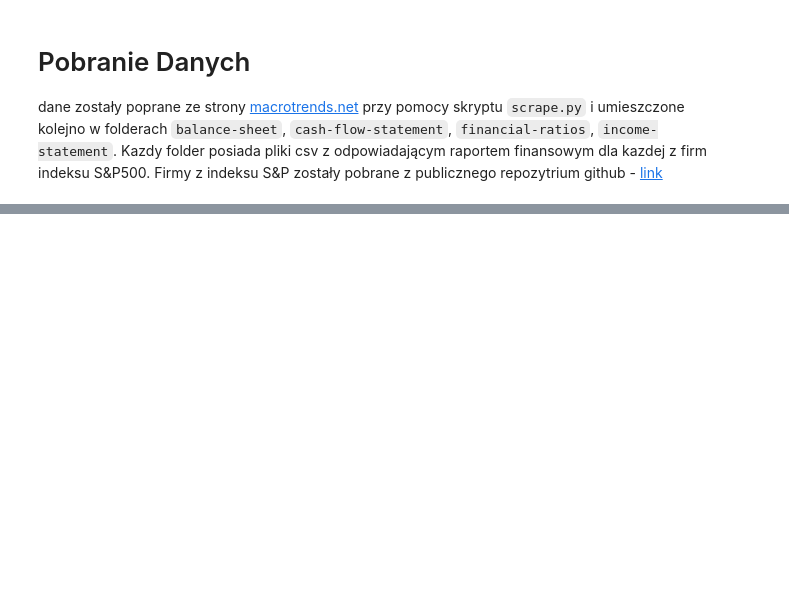
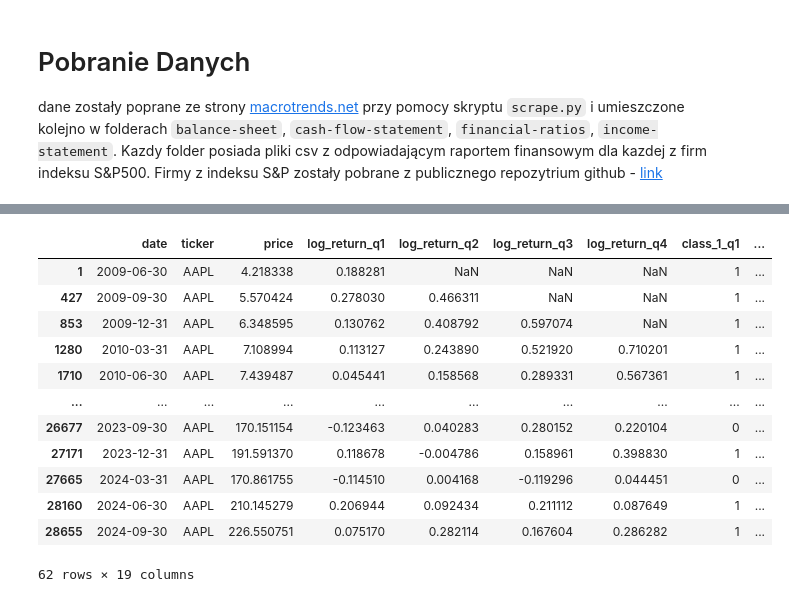
Before and after one commit to micmurawski/sp500, a Jupyter notebook: currate.ipynb, the cells around one changed output, grey strips where cells are left out. Cells and saved outputs as stored; diff of their text form; code cells hidden in the pictures; blank space fills up the shorter version.

```diff
--- a/currate.ipynb
+++ b/currate.ipynb
@@ -152 +174,22 @@ target['class_2'] = target['class_2'].astype('int')
 target.to_csv('sp500/target.csv')
+# %%
+columns =  ['price'] + [f'log_return_q{i}'for i in range(1, HORIZON + 1)] + [f'class_1_q{i}'for i in range(1, HORIZON + 1)]  +  [f'class_2_q{i}'for i in range(1, HORIZON + 1)] +  [f'diff_q{i}'for i in range(1, HORIZON + 1)]
+target = target.reindex(columns, axis=1)
+target.to_csv('sp500/target.csv')
+# %%
+t = target.reset_index()
+t.loc[t['ticker'] == 'AAPL']
+# %% [output]
+|  | date | ticker | price | log_return_q1 | log_return_q2 | log_return_q3 | log_return_q4 | class_1_q1 | ... |
+| 1 | 2009-06-30 | AAPL | 4.218338 | 0.188281 | NaN | NaN | NaN | 1 | ... |
+| 427 | 2009-09-30 | AAPL | 5.570424 | 0.278030 | 0.466311 | NaN | NaN | 1 | ... |
+| 853 | 2009-12-31 | AAPL | 6.348595 | 0.130762 | 0.408792 | 0.597074 | NaN | 1 | ... |
+| 1280 | 2010-03-31 | AAPL | 7.108994 | 0.113127 | 0.243890 | 0.521920 | 0.710201 | 1 | ... |
+| 1710 | 2010-06-30 | AAPL | 7.439487 | 0.045441 | 0.158568 | 0.289331 | 0.567361 | 1 | ... |
+| ... | ... | ... | ... | ... | ... | ... | ... | ... | ... |
+| 26677 | 2023-09-30 | AAPL | 170.151154 | -0.123463 | 0.040283 | 0.280152 | 0.220104 | 0 | ... |
+| 27171 | 2023-12-31 | AAPL | 191.591370 | 0.118678 | -0.004786 | 0.158961 | 0.398830 | 1 | ... |
+| 27665 | 2024-03-31 | AAPL | 170.861755 | -0.114510 | 0.004168 | -0.119296 | 0.044451 | 0 | ... |
+| 28160 | 2024-06-30 | AAPL | 210.145279 | 0.206944 | 0.092434 | 0.211112 | 0.087649 | 1 | ... |
+| 28655 | 2024-09-30 | AAPL | 226.550751 | 0.075170 | 0.282114 | 0.167604 | 0.286282 | 1 | ... |
+62 rows × 19 columns
```
Also changed, not shown: parts of 18 cells of this notebook, 9 other files.
